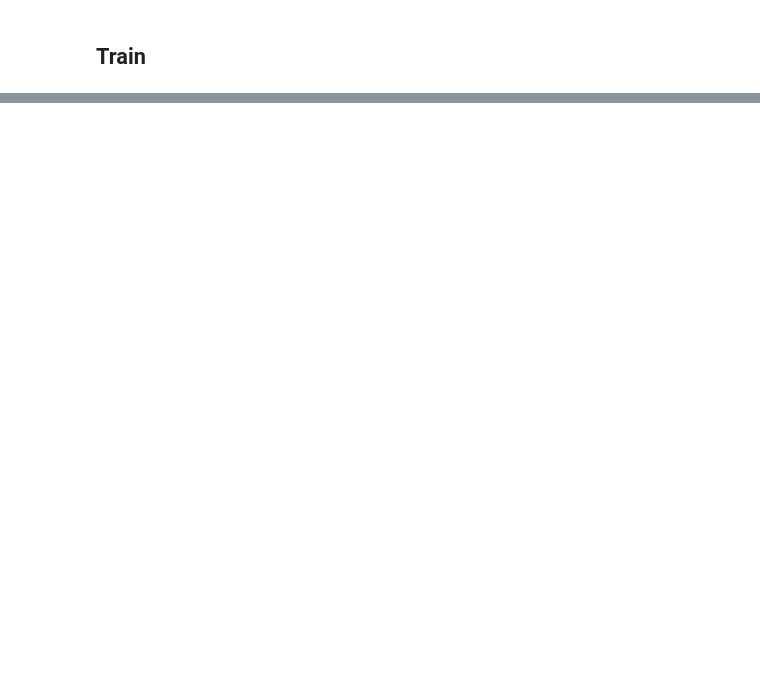
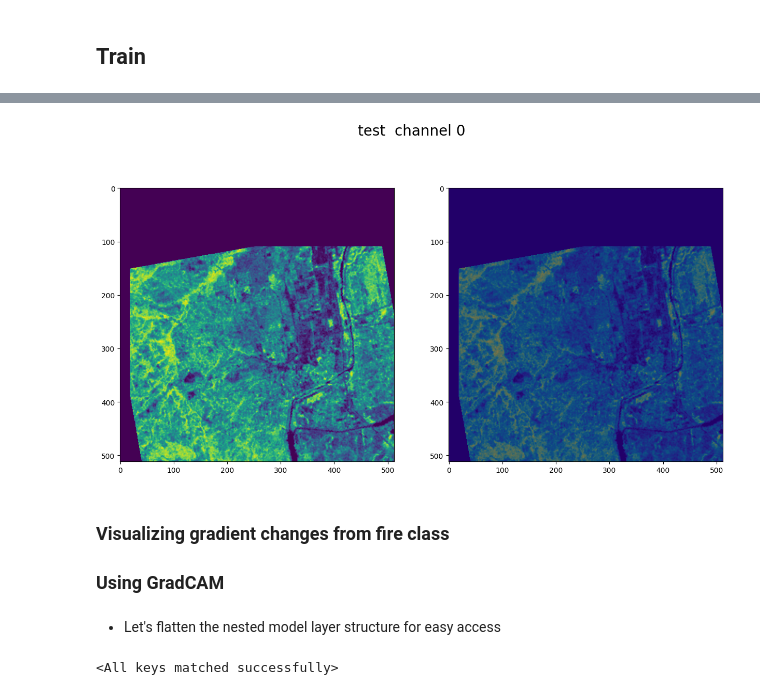
Before and after one commit to Yalnyra/CaBuAr-segmentation-learning, a Jupyter notebook: california_burned_areas/cabuar_main.ipynb, the cells around one changed output, grey strips where cells are left out. Drawn from its saved outputs; the diff is of its cells as text; code cells hidden in the pictures; blank space fills up the shorter version.

Commit message:
Dataset++ created

```diff
--- a/california_burned_areas/cabuar_main.ipynb
+++ b/california_burned_areas/cabuar_main.ipynb
@@ -410,7 +408,7 @@ Wall time: 4.25 s
 
 - В датасеті присутні як денні зображення, так і нічні. NDVI індекс виділяється добре лише на денних зображеннях.
 # %%
-idx, processed_img = next(enumerate(tr_loader))
+# idx, processed_img = next(enumerate(tr_loader))
 # %%
 
 # Let's plot some images
@@ -433,3 +429,3 @@ draw_transforms(processed_img, _BATCH_SIZE, 1, "train")
 # %%
-idx, test_img = next(enumerate(test_loader))
+# idx, test_img = next(enumerate(test_loader))
 # %%
@@ -1024,0 +1123,37 @@ plot_history(history)
+# %%
+# Instantiate the custom dataset
+train_dataset = CaBuArPyTorchDatasetPlus(
+    hf_dataset=train_data,
+    transform=transform,
+    augment=augmentation,
+)
+valid_dataset = CaBuArPyTorchDatasetPlus(
+    hf_dataset=valid_data,
+)
+test_dataset = CaBuArPyTorchDatasetPlus(
+    hf_dataset=test_data,
+)
+
+tr_loader = WrappedDataLoader(DataLoader(
+    train_dataset,
+    batch_size=_BATCH_SIZE,       # Adjust batch size as needed
+    shuffle=True,        # Shuffle for training
+    num_workers=_NUM_WORKERS,       # Number of subprocesses for data loading
+    pin_memory=True      # Speed up transfer to GPU
+), to_device)
+vd_loader = WrappedDataLoader(DataLoader(
+    valid_dataset,
+    batch_size=_BATCH_SIZE,       # Adjust batch size as needed
+    shuffle=False,        # Shuffle for training
+    num_workers=_NUM_WORKERS,       # Number of subprocesses for data loading
+    pin_memory=True      # Speed up transfer to GPU
+), to_device)
+test_loader = WrappedDataLoader(DataLoader(
+    test_dataset,
+    batch_size=_BATCH_SIZE,       # Adjust batch size as needed
+    shuffle=False,        # Shuffle for training
+    num_workers=_NUM_WORKERS,       # Number of subprocesses for data loading
+    pin_memory=True      # Speed up transfer to GPU
+), to_device)
+# %%
+train_img = next(iter(tr_loader))
@@ -1024,0 +1178,10 @@ plot_history(history)
+# %%
+draw_transforms(train_img, _BATCH_SIZE, 0, "test")
+# %% [output]
+[figure, added]
+# %% [markdown]
+### Visualizing gradient changes from fire class
+
+### Using GradCAM
+# %% [markdown]
+- Let's flatten the nested model layer structure for easy access
@@ -1024,0 +1221,6 @@ plot_history(history)
+# %%
+input_t, y = next(iter(test_loader))
+check_point = torch.load("fcn_model.pt", map_location=torch.device('cpu'))
+fcn_model.load_state_dict(check_point)
+# %% [output]
+<All keys matched successfully>
```
Also changed, not shown: parts of 31 cells of this notebook.
